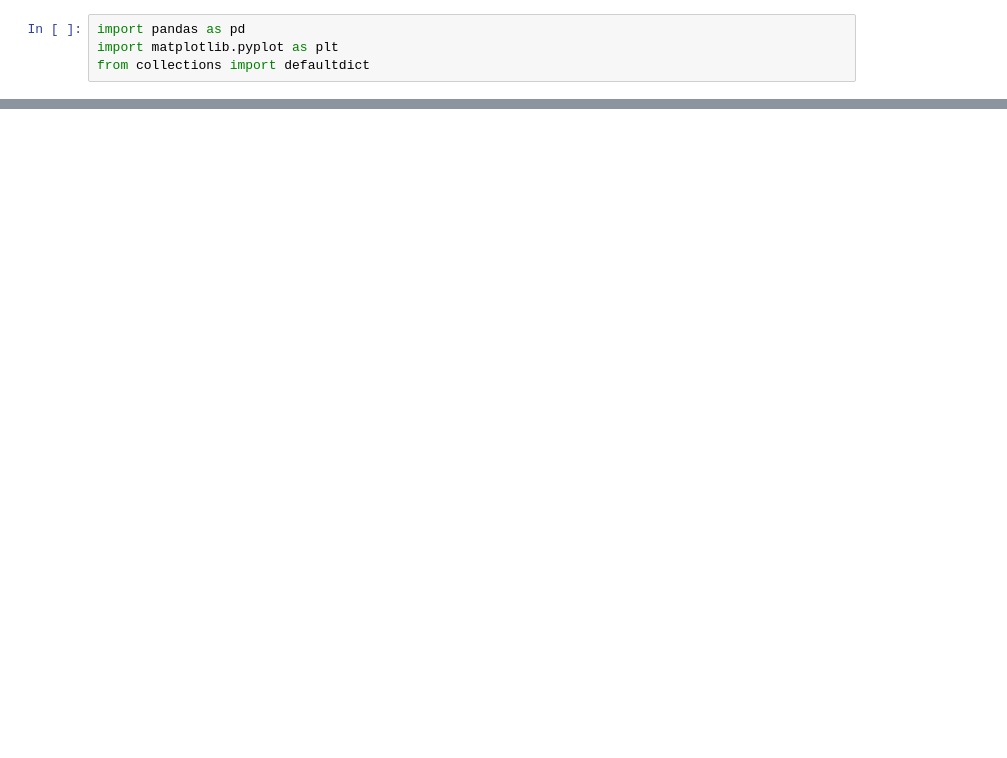
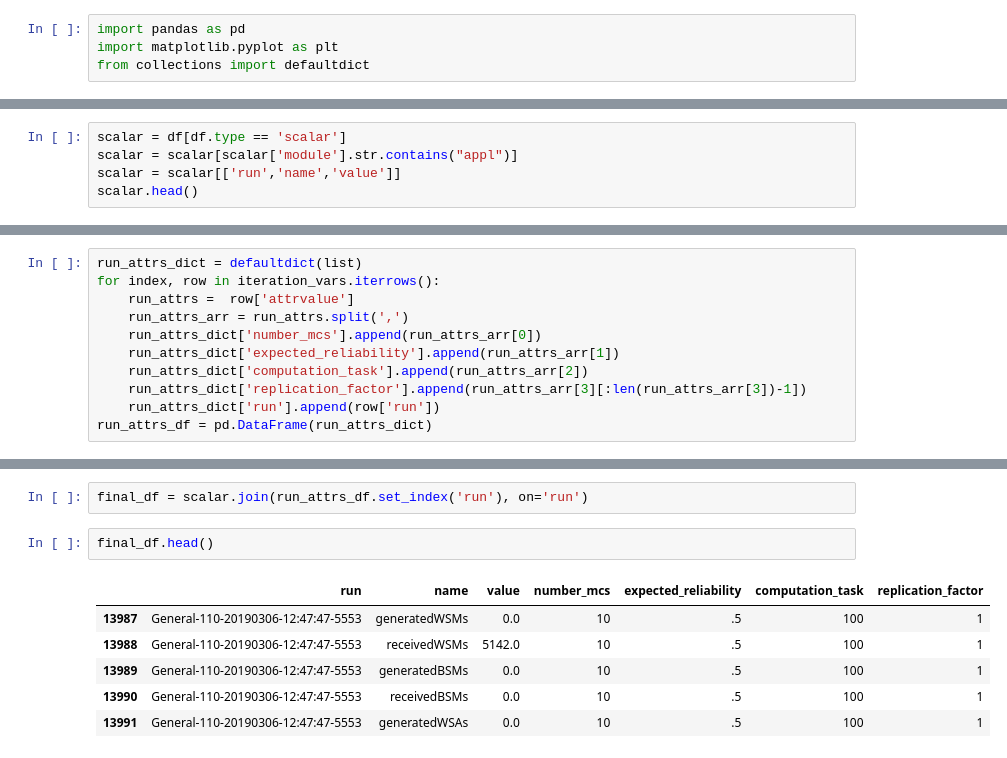
Before and after one commit to JuanMantica123/Veins_Research, a Jupyter notebook: simulations/PasubioSimulation/RandomForestNotebook.ipynb, the cells around one changed output, grey strips where cells are left out. Cells and saved outputs as stored; diff of their text form; blank space fills up the shorter version.

```diff
--- a/simulations/PasubioSimulation/RandomForestNotebook.ipynb
+++ b/simulations/PasubioSimulation/RandomForestNotebook.ipynb
@@ -18,0 +7,5 @@ def parse_simul_df(df):
+# %%
+scalar = df[df.type == 'scalar']
+scalar = scalar[scalar['module'].str.contains("appl")]
+scalar = scalar[['run','name','value']]
+scalar.head()
@@ -18,0 +30,11 @@ def parse_simul_df(df):
+# %%
+run_attrs_dict = defaultdict(list)
+for index, row in iteration_vars.iterrows():
+    run_attrs =  row['attrvalue']
+    run_attrs_arr = run_attrs.split(',')
+    run_attrs_dict['number_mcs'].append(run_attrs_arr[0])
+    run_attrs_dict['expected_reliability'].append(run_attrs_arr[1])
+    run_attrs_dict['computation_task'].append(run_attrs_arr[2])
+    run_attrs_dict['replication_factor'].append(run_attrs_arr[3][:len(run_attrs_arr[3])-1])
+    run_attrs_dict['run'].append(row['run'])
+run_attrs_df = pd.DataFrame(run_attrs_dict)
@@ -18,0 +50,11 @@ def parse_simul_df(df):
+# %%
+final_df = scalar.join(run_attrs_df.set_index('run'), on='run')
+# %%
+final_df.head()
+# %% [output]
+|  | run | name | value | number_mcs | expected_reliability | computation_task | replication_factor |
+| 13987 | General-110-20190306-12:47:47-5553 | generatedWSMs | 0.0 | 10 | .5 | 100 | 1 |
+| 13988 | General-110-20190306-12:47:47-5553 | receivedWSMs | 5142.0 | 10 | .5 | 100 | 1 |
+| 13989 | General-110-20190306-12:47:47-5553 | generatedBSMs | 0.0 | 10 | .5 | 100 | 1 |
+| 13990 | General-110-20190306-12:47:47-5553 | receivedBSMs | 0.0 | 10 | .5 | 100 | 1 |
+| 13991 | General-110-20190306-12:47:47-5553 | generatedWSAs | 0.0 | 10 | .5 | 100 | 1 |
```
Also changed, not shown: parts of 19 cells of this notebook, 19 other files.
